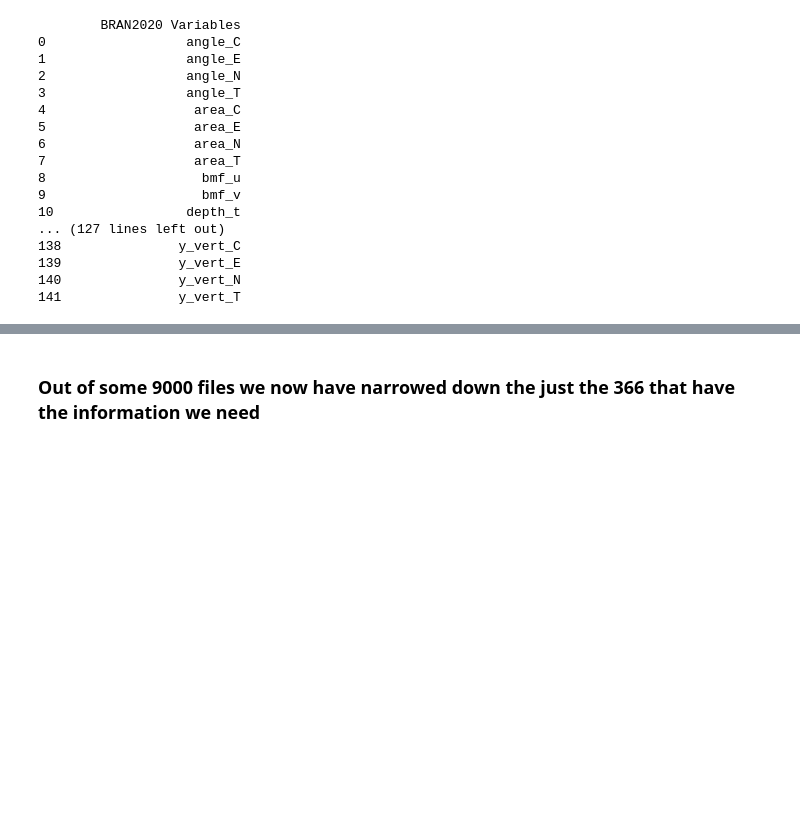
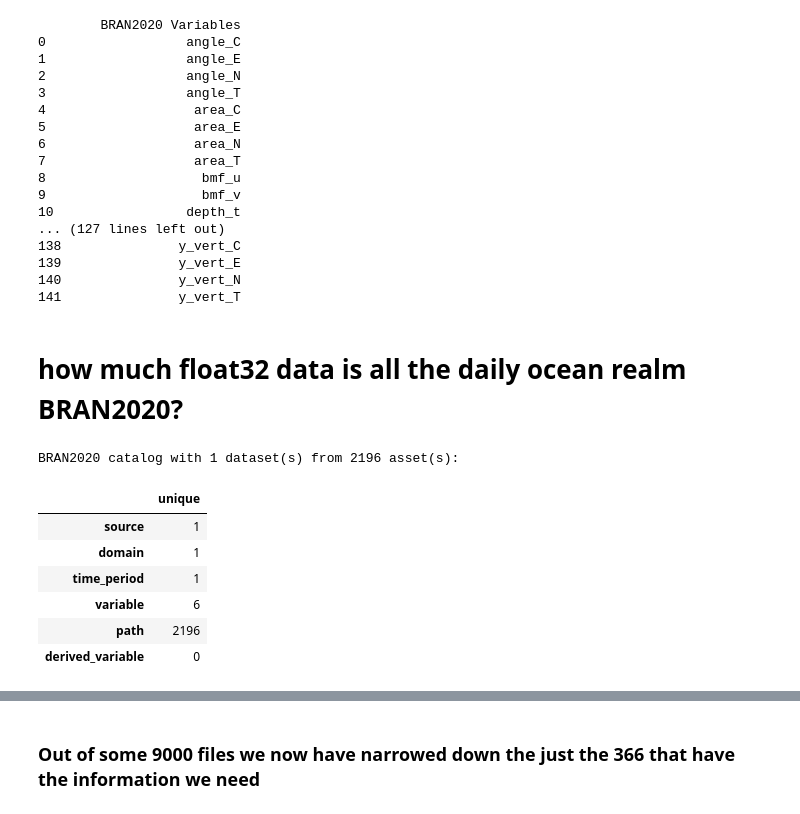
Before and after one commit to Thomas-Moore-Creative/BRAN-climatology-generator-demo, a Jupyter notebook: notebooks/BRAN2020_daily_ARD.ipynb, the cells around one changed output, grey strips where cells are left out. Drawn from its saved outputs; the diff is of its cells as text; code cells hidden in the pictures; blank space fills up the shorter version.

Commit message:
determined float32 size of BRAN2020 = 50TB

```diff
--- a/notebooks/BRAN2020_daily_ARD.ipynb
+++ b/notebooks/BRAN2020_daily_ARD.ipynb
@@ -112,3 +112,18 @@ with pd.option_context('display.max_rows', None,
 139               y_vert_E
 140               y_vert_N
 141               y_vert_T
+# %% [markdown]
+# how much float32 data is all the daily ocean realm BRAN2020?
+# %%
+search_daily = BRAN2020_catalog.search(time_period=['daily'],domain='ocean',variable=['temp','salt','u','v','eta_t','mld'])
+# %%
+search_daily
+# %% [output]
+BRAN2020 catalog with 1 dataset(s) from 2196 asset(s):
+|  | unique |
+| source | 1 |
+| domain | 1 |
+| time_period | 1 |
+| variable | 6 |
+| path | 2196 |
+| derived_variable | 0 |
```
Also changed, not shown: parts of 17 cells of this notebook.
